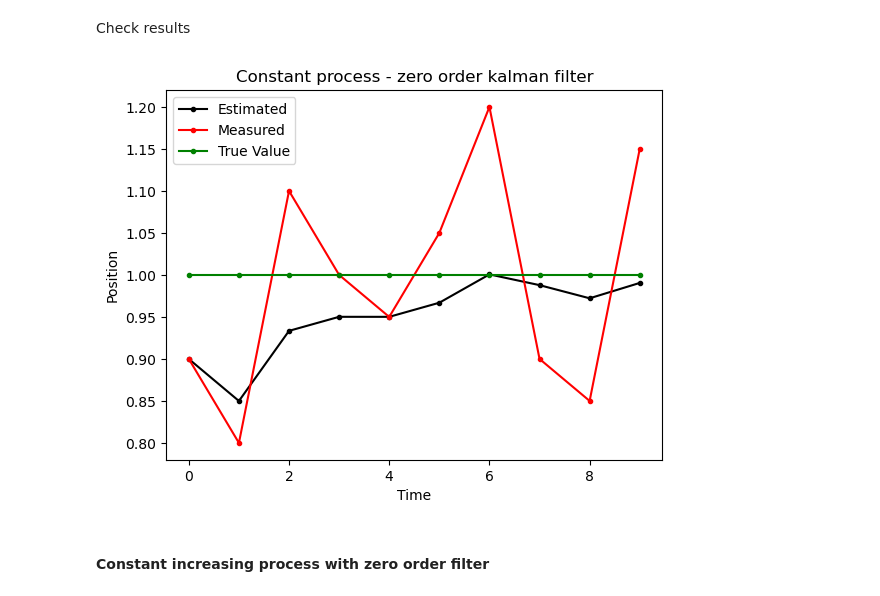
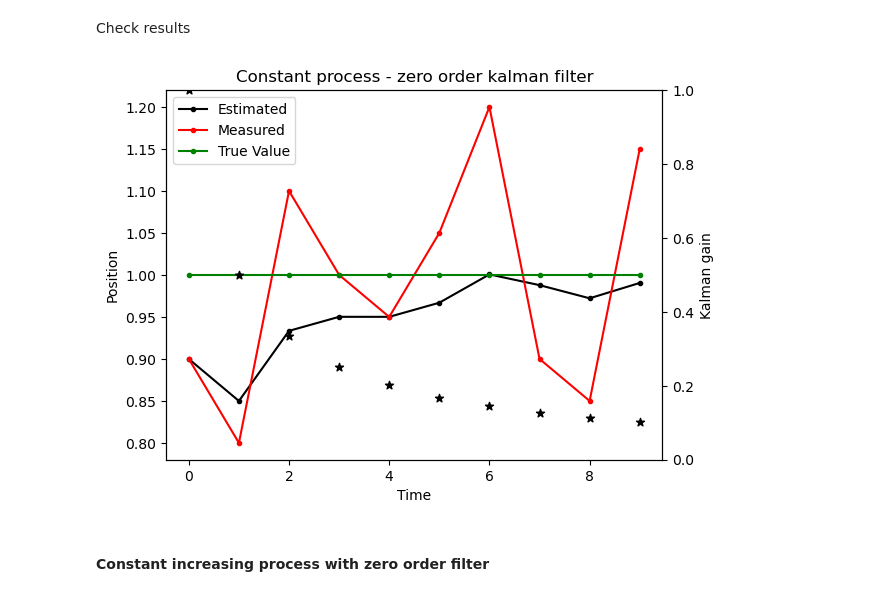
Before and after one commit to 262882/myKalmanFIlter, a Jupyter notebook: kalmanFilteringDemo.ipynb, the cells around one changed output. Cells and saved outputs as stored; diff of their text form; code cells hidden in the pictures.

```diff
--- a/kalmanFilteringDemo.ipynb
+++ b/kalmanFilteringDemo.ipynb
@@ -105,14 +105,18 @@ Check results
 # %%
 plt.plot(df_level.index, df_level['xt_curr'] ,marker=".",color="black")
 plt.plot(df_level.index, measure_list_1 ,marker=".",color="red")
 plt.plot(df_level.index, np.ones(len(df_level.index)) ,marker=".",color="g")
 plt.title("Constant process - zero order kalman filter")
 plt.xlabel("Time")
 plt.ylabel("Position")
 plt.legend(["Estimated","Measured","True Value"],loc='upper left')
+plt.twinx()
+plt.scatter(df_level.index, df_level['k_gain'],marker="*",color="black")
+plt.ylabel("Kalman gain")
+plt.ylim([0,1])
 plt.show()
 # %% [output]
-[figure, old version]
+[figure, new version]
 # %% [markdown]
 #### Constant increasing process with zero order filter
 # %% [markdown]
```
Also changed, not shown: parts of 36 cells of this notebook, 1 other file.
